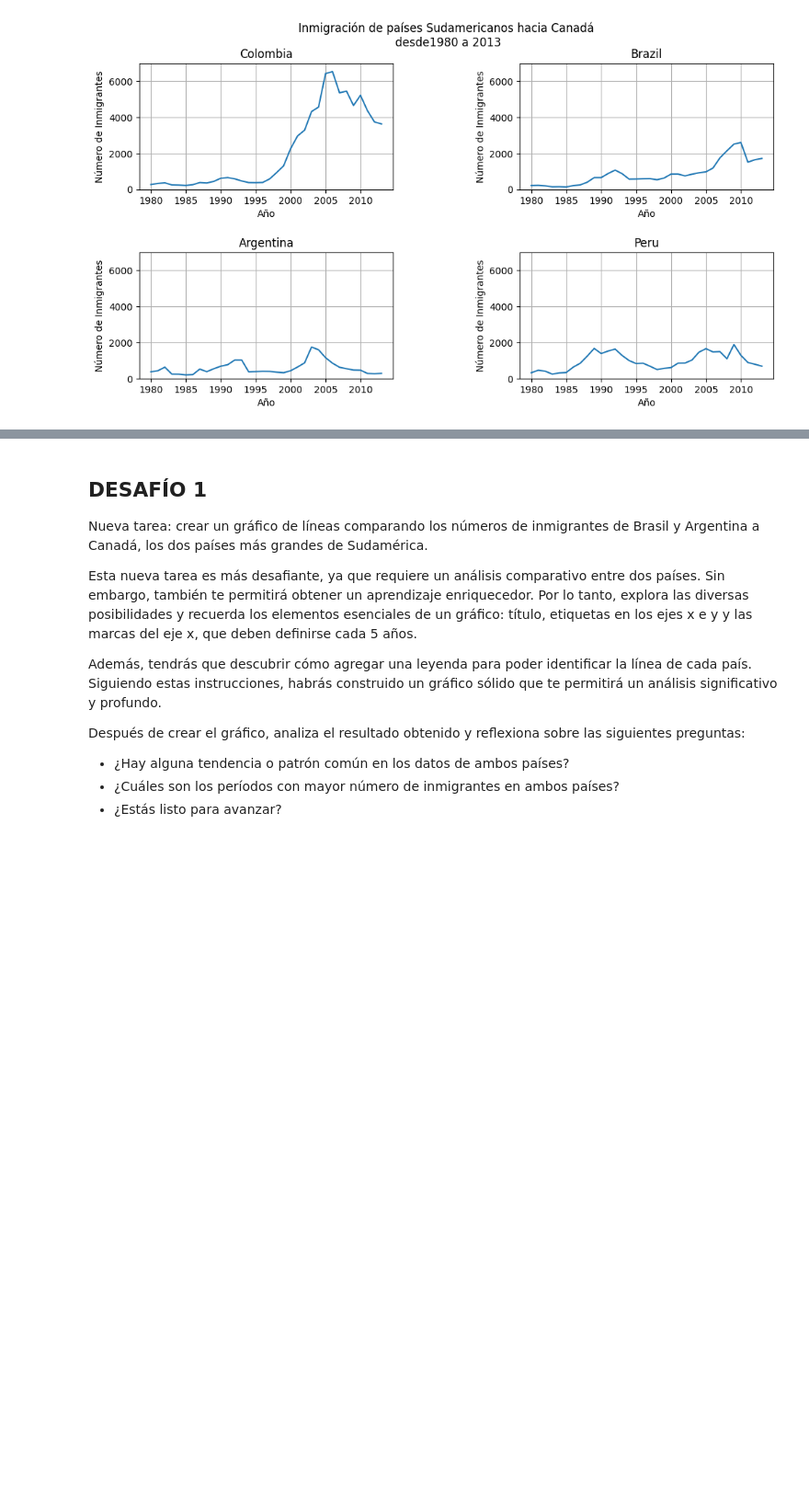
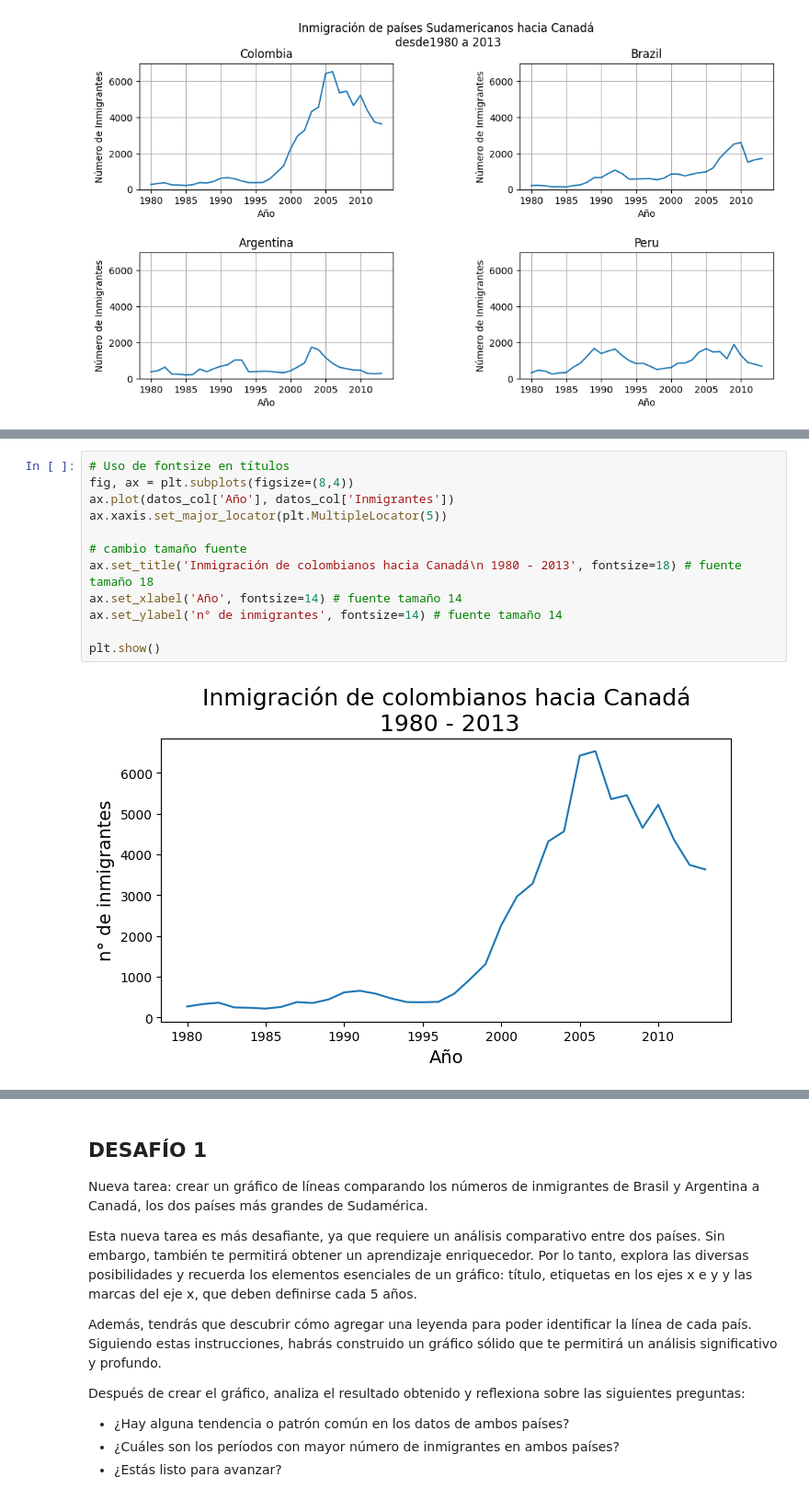
Before and after one commit to Maucho6340/pandas, a Jupyter notebook: visualizacion_de_datos.ipynb, the cells around one changed output, grey strips where cells are left out. Shown at 92% size. Drawn from its saved outputs; the diff is of its cells as text; blank space fills up the shorter version.

```diff
--- a/visualizacion_de_datos.ipynb
+++ b/visualizacion_de_datos.ipynb
@@ -364,0 +390,14 @@ plt.show()
+# %%
+# Uso de fontsize en títulos
+fig, ax = plt.subplots(figsize=(8,4))
+ax.plot(datos_col['Año'], datos_col['Inmigrantes'])
+ax.xaxis.set_major_locator(plt.MultipleLocator(5))
+
+# cambio tamaño fuente
+ax.set_title('Inmigración de colombianos hacia Canadá\n 1980 - 2013', fontsize=18) # fuente tamaño 18
+ax.set_xlabel('Año', fontsize=14) # fuente tamaño 14
+ax.set_ylabel('n° de inmigrantes', fontsize=14) # fuente tamaño 14
+
+plt.show()
+# %% [output]
+[figure, added]
```
Also changed, not shown: parts of 7 cells of this notebook.
